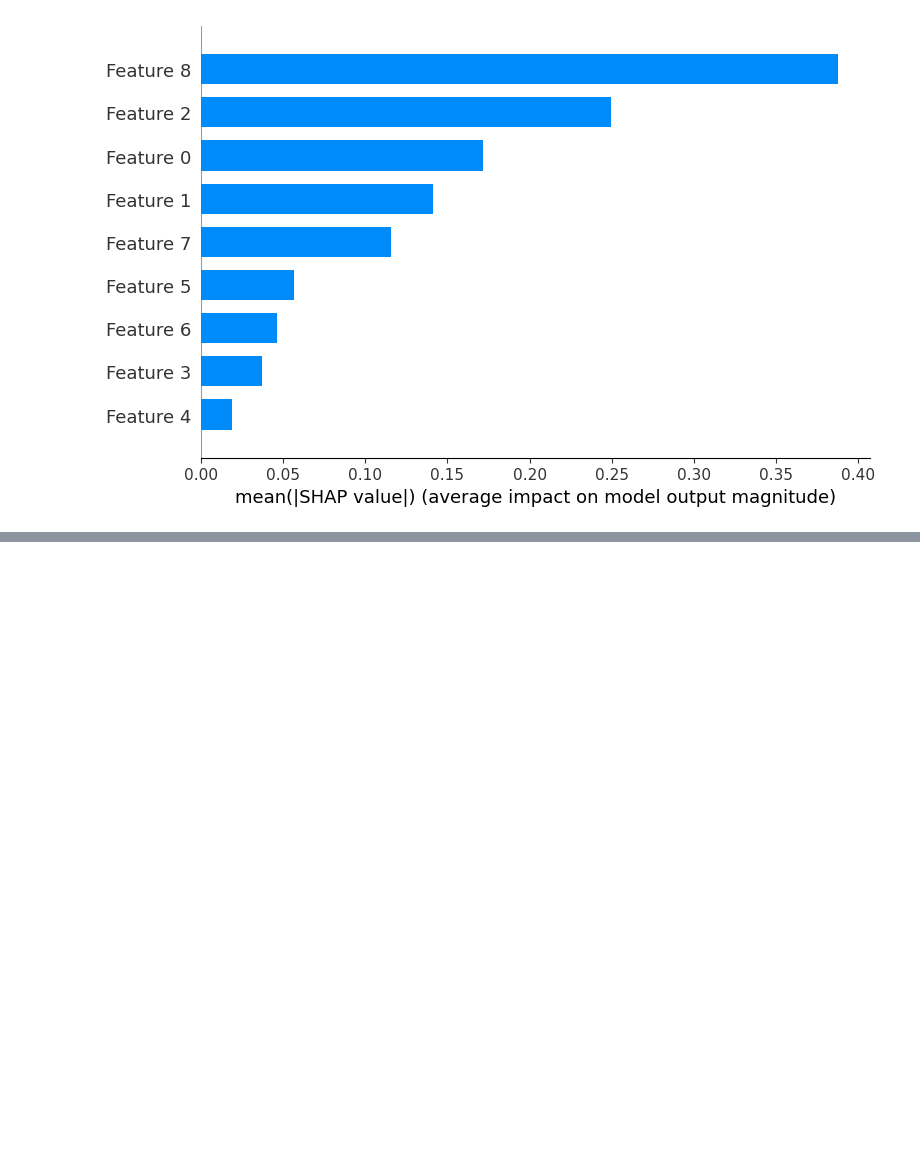
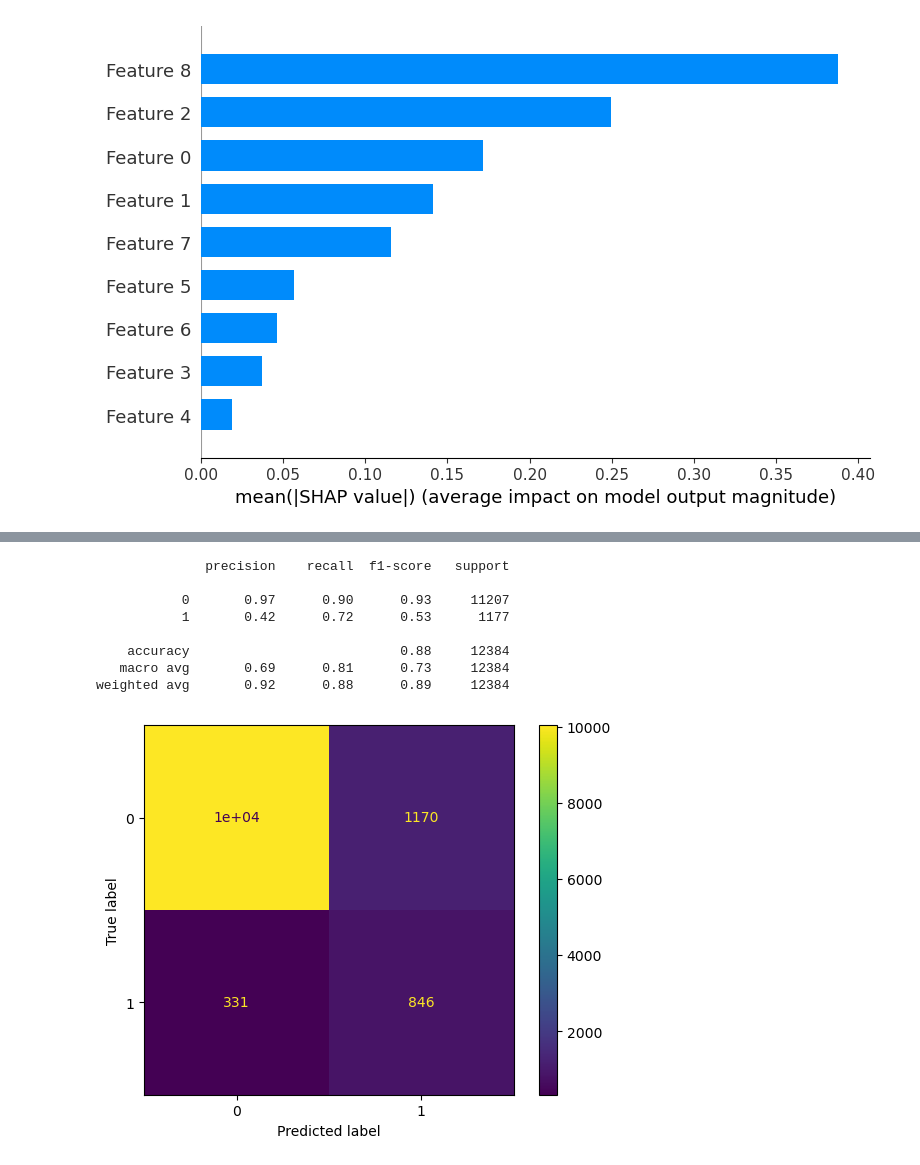
Before and after one commit to llanosrenzo/MachineLearning, a Jupyter notebook: Prediccion_exito_telemarketing_bancario_xgboost.ipynb, the cells around one changed output, grey strips where cells are left out. Saved outputs shown, nothing was run; the diff lists cells and outputs as text; code cells hidden in the pictures; blank space fills up the shorter version.

```diff
--- a/Prediccion_exito_telemarketing_bancario_xgboost.ipynb
+++ b/Prediccion_exito_telemarketing_bancario_xgboost.ipynb
@@ -1166,0 +1441,15 @@ shap.summary_plot(shap_values, X_test_selected, plot_type="bar")
+# %%
+pred_best_xgb_test = best_model_xgboost.predict(X_test)
+conf_mat=confusion_matrix(y_test,pred_best_xgb_test)
+cm_display = ConfusionMatrixDisplay(conf_mat).plot()
+print(classification_report(y_test,pred_best_xgb_test))
+# %% [output]
+              precision    recall  f1-score   support
+
+           0       0.97      0.90      0.93     11207
+           1       0.42      0.72      0.53      1177
+
+    accuracy                           0.88     12384
+   macro avg       0.69      0.81      0.73     12384
+weighted avg       0.92      0.88      0.89     12384
+[figure, added]
```
Also changed, not shown: parts of 37 cells of this notebook.
